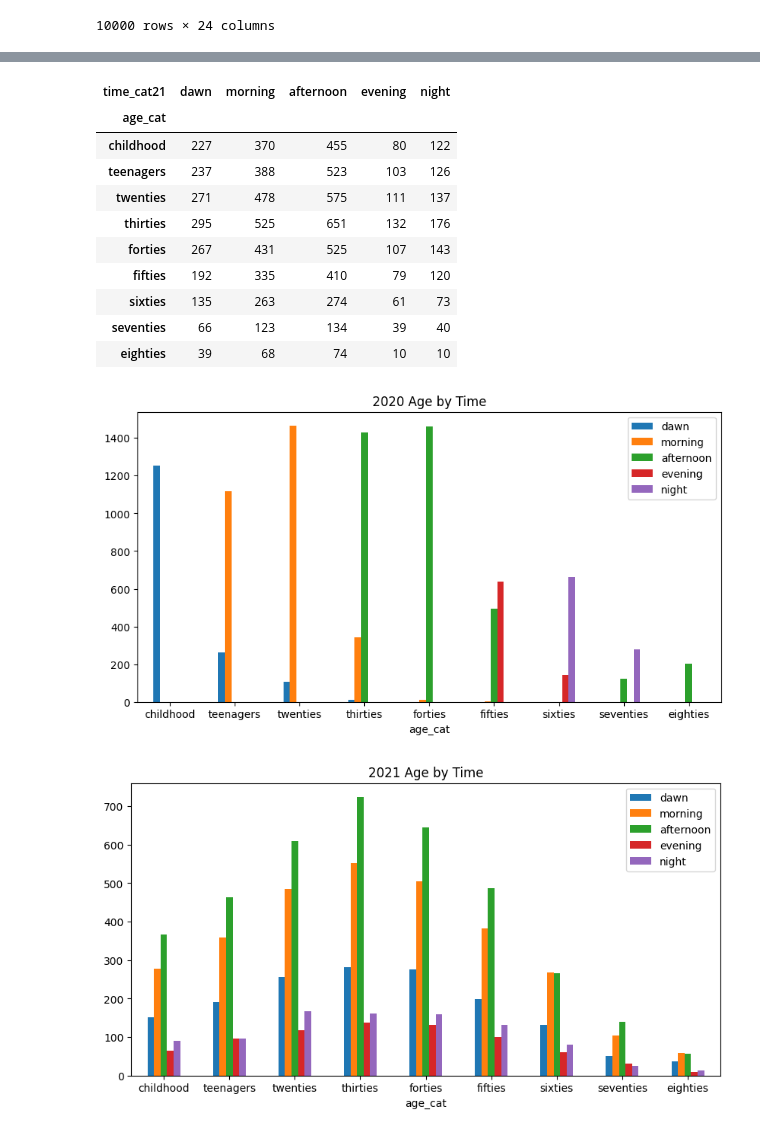
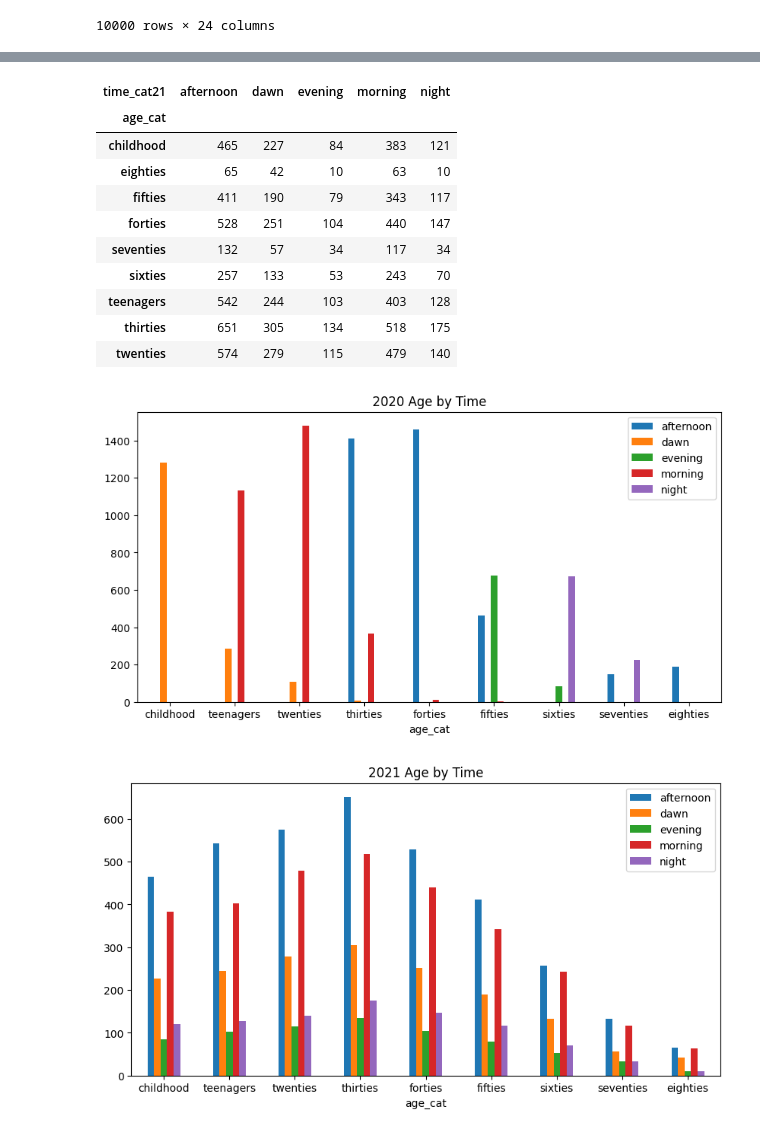
Before and after one commit to yk91412/kita_2404, a Jupyter notebook: m3_분석라이브러리/통계/m3_데이터분석_실습평가.ipynb, the cells around one changed output, grey strips where cells are left out. Cells and saved outputs as stored; diff of their text form; code cells hidden in the pictures.

```diff
--- a/m3_분석라이브러리/통계/m3_데이터분석_실습평가.ipynb
+++ b/m3_분석라이브러리/통계/m3_데이터분석_실습평가.ipynb
@@ -364,3 +648,9 @@ year            0
 month           0
 days            0
 dtype: int64
+# %%
+# 결측치 처리
+data.price_20.fillna(data.price_20.mean(),inplace=True)
+data.price_21.fillna(data.price_21.mean(),inplace=True)
+data.quantity_20.fillna(data.quantity_20.mean(),inplace=True)
+data.quantity_21.fillna(data.quantity_21.mean(),inplace=True)
@@ -422,20 +722,24 @@ age_by_time
 # %%
-age_by_time1 = data.pivot_table(index='age_cat',columns='time_cat21',values='cusid',aggfunc='count')
+age_by_time1 = data.pivot_table(index='age_cat',columns='time_cat21',values='cusid',aggfunc='count', fill_value=0)
 age_by_time1
 # %% [output]
-| time_cat21 | dawn | morning | afternoon | evening | night |
+| time_cat21 | afternoon | dawn | evening | morning | night |
 | age_cat |  |  |  |  |  |
-| childhood | 227 | 370 | 455 | 80 | 122 |
-| teenagers | 237 | 388 | 523 | 103 | 126 |
-| twenties | 271 | 478 | 575 | 111 | 137 |
-| thirties | 295 | 525 | 651 | 132 | 176 |
-| forties | 267 | 431 | 525 | 107 | 143 |
-| fifties | 192 | 335 | 410 | 79 | 120 |
-| sixties | 135 | 263 | 274 | 61 | 73 |
-| seventies | 66 | 123 | 134 | 39 | 40 |
-| eighties | 39 | 68 | 74 | 10 | 10 |
+| childhood | 465 | 227 | 84 | 383 | 121 |
+| eighties | 65 | 42 | 10 | 63 | 10 |
+| fifties | 411 | 190 | 79 | 343 | 117 |
+| forties | 528 | 251 | 104 | 440 | 147 |
+| seventies | 132 | 57 | 34 | 117 | 34 |
+| sixties | 257 | 133 | 53 | 243 | 70 |
+| teenagers | 542 | 244 | 103 | 403 | 128 |
+| thirties | 651 | 305 | 134 | 518 | 175 |
+| twenties | 574 | 279 | 115 | 479 | 140 |
 # %%
 import matplotlib.pyplot as plt
+
+
+age_order = ['childhood', 'teenagers', 'twenties', 'thirties', 'forties', 'fifties', 'sixties', 'seventies', 'eighties']
+age_by_time = age_by_time.reindex(age_order)
 
 age_by_time.plot(kind ='bar',figsize=(10,5))
 plt.title('2020 Age by Time')
@@ -443,17 +747,21 @@ plt.xticks(rotation=0)
 plt.legend()
 plt.show()
 # %% [output]
-[figure, old version]
+[figure, new version]
 # %%
 import matplotlib.pyplot as plt
+
+age_order = ['childhood', 'teenagers', 'twenties', 'thirties', 'forties', 'fifties', 'sixties', 'seventies', 'eighties']
+age_by_time1 = age_by_time1.reindex(age_order)
+
 
 age_by_time1.plot(kind ='bar',figsize=(10,5))
 plt.title('2021 Age by Time')
 plt.xticks(rotation=0)
 plt.legend()
 plt.show()
 # %% [output]
-[figure, old version]
+[figure, new version]
 # %%
 # 간편하게 보기위해서 시간 범주형으로 나이 평균
 time_by_age = data.pivot_table(index='time_cat20',values='age',aggfunc='mean')
```
Also changed, not shown: parts of 85 cells of this notebook.
